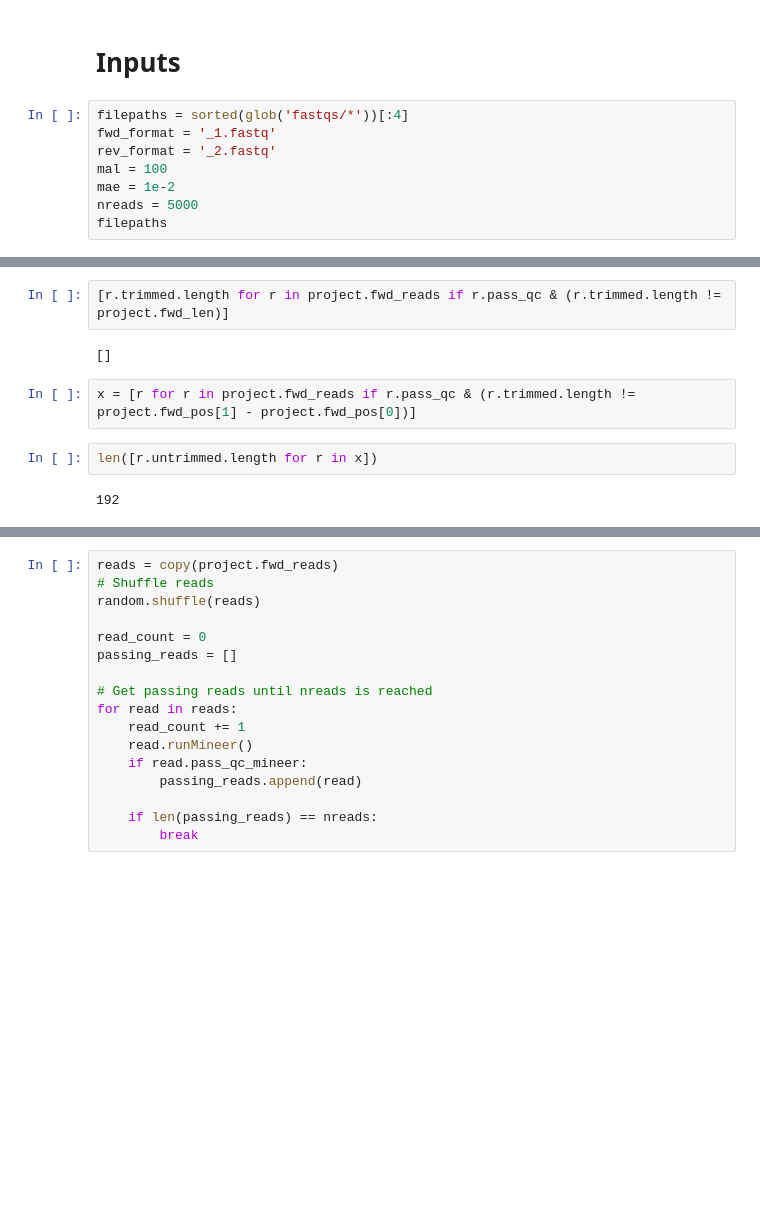
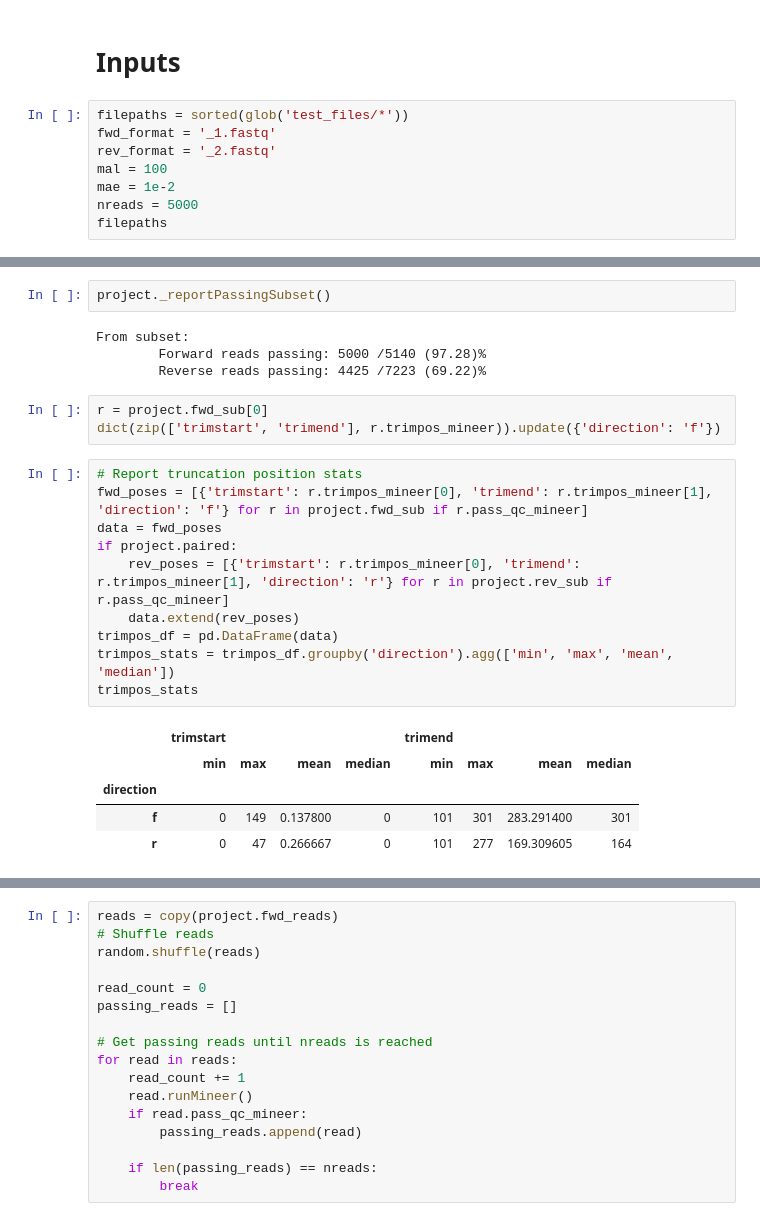
Before and after one commit to michaelsilverstein/mineer, a Jupyter notebook: dev_minerr.ipynb, the cells around one changed output, grey strips where cells are left out. Saved outputs shown, nothing was run; the diff lists cells and outputs as text; blank space fills up the shorter version.

```diff
--- a/dev_minerr.ipynb
+++ b/dev_minerr.ipynb
@@ -49,7 +16,7 @@ del suffixes
 # %% [markdown]
 # Inputs
 # %%
-filepaths = sorted(glob('fastqs/*'))[:4]
+filepaths = sorted(glob('test_files/*'))
 fwd_format = '_1.fastq'
 rev_format = '_2.fastq'
 mal = 100
@@ -97,10 +142,25 @@ Wall time: 12.6 s
 # %%
-[r.trimmed.length for r in project.fwd_reads if r.pass_qc & (r.trimmed.length != project.fwd_len)]
+project._reportPassingSubset()
 # %% [output]
-[]
+From subset:
+        Forward reads passing: 5000 /5140 (97.28)%
+        Reverse reads passing: 4425 /7223 (69.22)%
-# %%
-x = [r for r in project.fwd_reads if r.pass_qc & (r.trimmed.length != project.fwd_pos[1] - project.fwd_pos[0])]
-# %%
-len([r.untrimmed.length for r in x])
-# %% [output]
-192
+# %%
+r = project.fwd_sub[0]
+dict(zip(['trimstart', 'trimend'], r.trimpos_mineer)).update({'direction': 'f'})
+# %%
+# Report truncation position stats
+fwd_poses = [{'trimstart': r.trimpos_mineer[0], 'trimend': r.trimpos_mineer[1], 'direction': 'f'} for r in project.fwd_sub if r.pass_qc_mineer]
+data = fwd_poses
+if project.paired:
+    rev_poses = [{'trimstart': r.trimpos_mineer[0], 'trimend': r.trimpos_mineer[1], 'direction': 'r'} for r in project.rev_sub if r.pass_qc_mineer]
+    data.extend(rev_poses)
+trimpos_df = pd.DataFrame(data)
+trimpos_stats = trimpos_df.groupby('direction').agg(['min', 'max', 'mean', 'median'])
+trimpos_stats
+# %% [output]
+|  | trimstart |  |  |  | trimend |  |  |  |
+|  | min | max | mean | median | min | max | mean | median |
+| direction |  |  |  |  |  |  |  |  |
+| f | 0 | 149 | 0.137800 | 0 | 101 | 301 | 283.291400 | 301 |
+| r | 0 | 47 | 0.266667 | 0 | 101 | 277 | 169.309605 | 164 |
```
Also changed, not shown: parts of 18 cells of this notebook, 3 other files.
